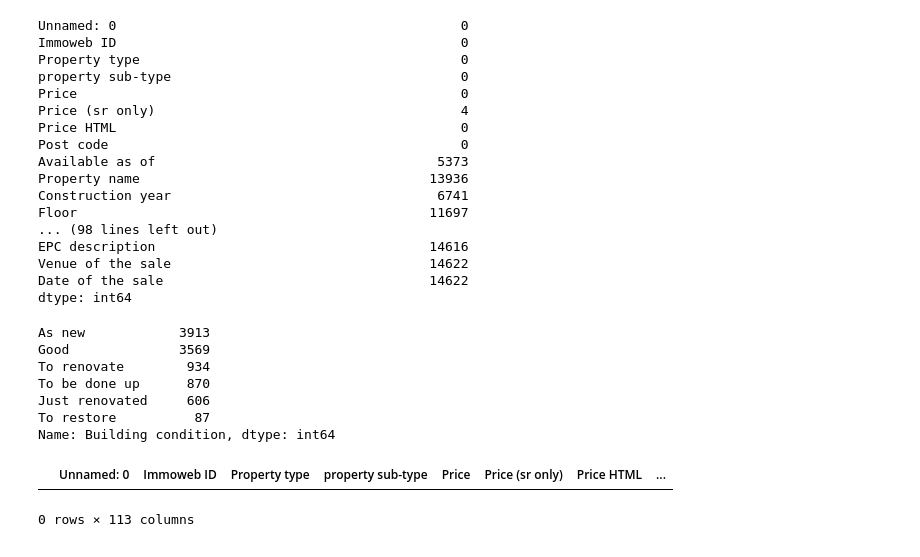
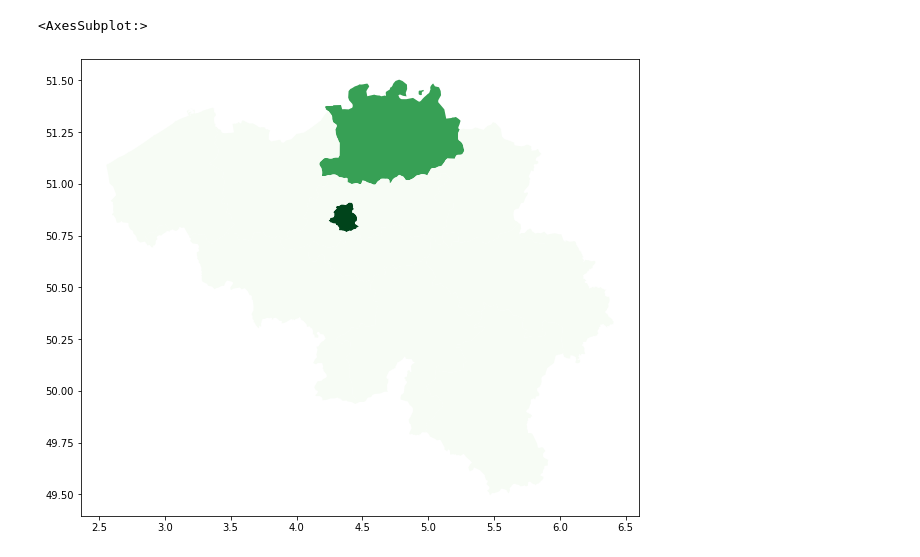
Before and after one commit to yassbarona/challenge-data-analysis, a Jupyter notebook: Untitled1.ipynb, the cells around one changed output. Saved outputs shown, nothing was run; the diff lists cells and outputs as text; code cells hidden in the pictures.

```diff
--- a/Untitled1.ipynb
+++ b/Untitled1.ipynb
@@ -4,4 +4,9 @@ import numpy as np
 import matplotlib.pyplot as plt
 import seaborn as sns
 import mpl_toolkits
+import geopandas as gpd
 pd.set_option('display.max_seq_items', None)
+
+be_shp_path = r'/home/becode2/challenge-data-analysis/BEL_adm2.shp'
+be_shp = gpd.read_file(be_shp_path)
+be_shp.head()
@@ -30,35 +20,11 @@ Index(['Unnamed: 0', 'Immoweb ID', 'Property type', 'property sub-type',
-# %%
-df.isnull().sum()
-# %% [output]
-Unnamed: 0                                            0
-Immoweb ID                                            0
-Property type                                         0
-property sub-type                                     0
-Price                                                 0
-Price (sr only)                                       4
-Price HTML                                            0
-Post code                                             0
-Available as of                                    5373
-Property name                                     13936
-Construction year                                  6741
-Floor                                             11697
-... (98 lines left out)
-EPC description                                   14616
-Venue of the sale                                 14622
-Date of the sale                                  14622
-dtype: int64
-# %%
-df['Building condition'].value_counts()
-# %% [output]
-As new            3913
-Good              3569
-To renovate        934
-To be done up      870
-Just renovated     606
-To restore          87
-Name: Building condition, dtype: int64
-# %%
-flats
-# %% [output]
-|  | Unnamed: 0 | Immoweb ID | Property type | property sub-type | Price | Price (sr only) | Price HTML | ... |
-0 rows × 113 columns
+# %%
+be_shp["avg_price"] = 1
+be_shp.to_file(be_shp_path)
+be_shp.head()
+be_shp['avg_price']
+be_shp.loc[be_shp['NAME_2'] == 'Antwerpen', 'avg_price'] = 7
+be_shp.loc[be_shp['NAME_2'] == 'Bruxelles', 'avg_price'] = 10
+be_shp.plot(cmap = 'Greens', column = 'avg_price', figsize = (10,10))
+# %% [output]
+<AxesSubplot:>
+[figure, added]
```
Also changed, not shown: parts of 2 cells of this notebook, 2 other files.
